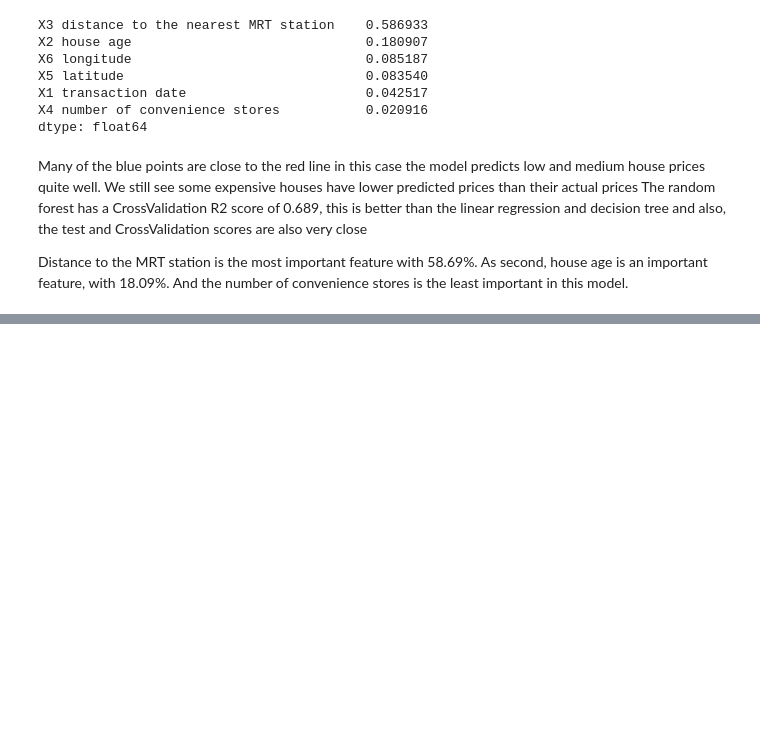
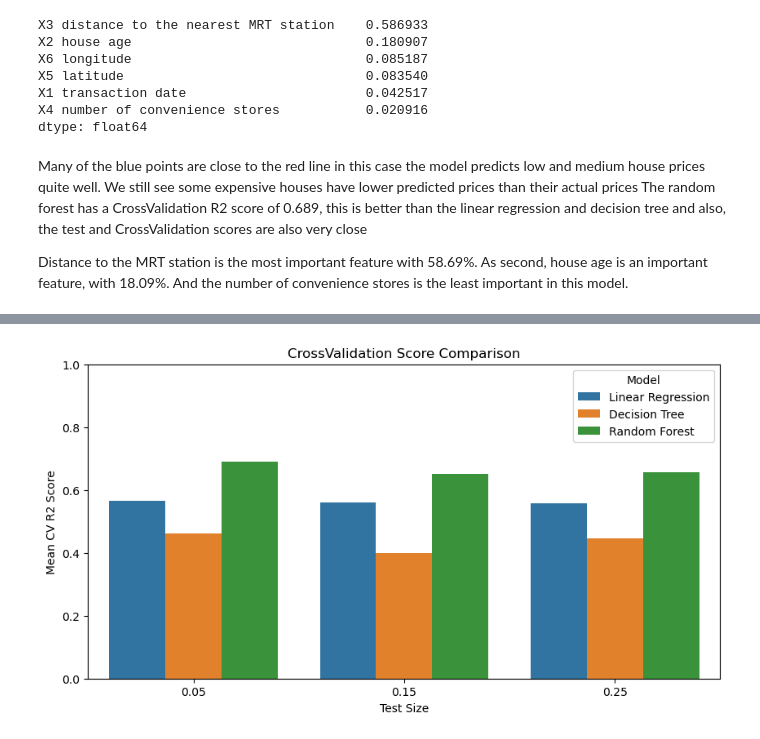
Before and after one commit to sba25073-bit/machinelearningCA1, a Jupyter notebook: ML_CA1.ipynb, the cells around one changed output, grey strips where cells are left out. Drawn from its saved outputs; the diff is of its cells as text; code cells hidden in the pictures; blank space fills up the shorter version.

```diff
--- a/ML_CA1.ipynb
+++ b/ML_CA1.ipynb
@@ -407,0 +491,11 @@ Distance to the MRT station is the most important feature with 58.69%. As second
+# %%
+plt.figure(figsize=(10, 5))
+sns.barplot(data=results_df, x='Test Size', y='Mean CV R2', hue='Model')
+
+plt.title('CrossValidation Score Comparison')
+plt.xlabel('Test Size')
+plt.ylabel('Mean CV R2 Score')
+plt.ylim(0, 1)
+plt.show()
+# %% [output]
+[figure, added]
```
Also changed, not shown: parts of 9 cells of this notebook.
